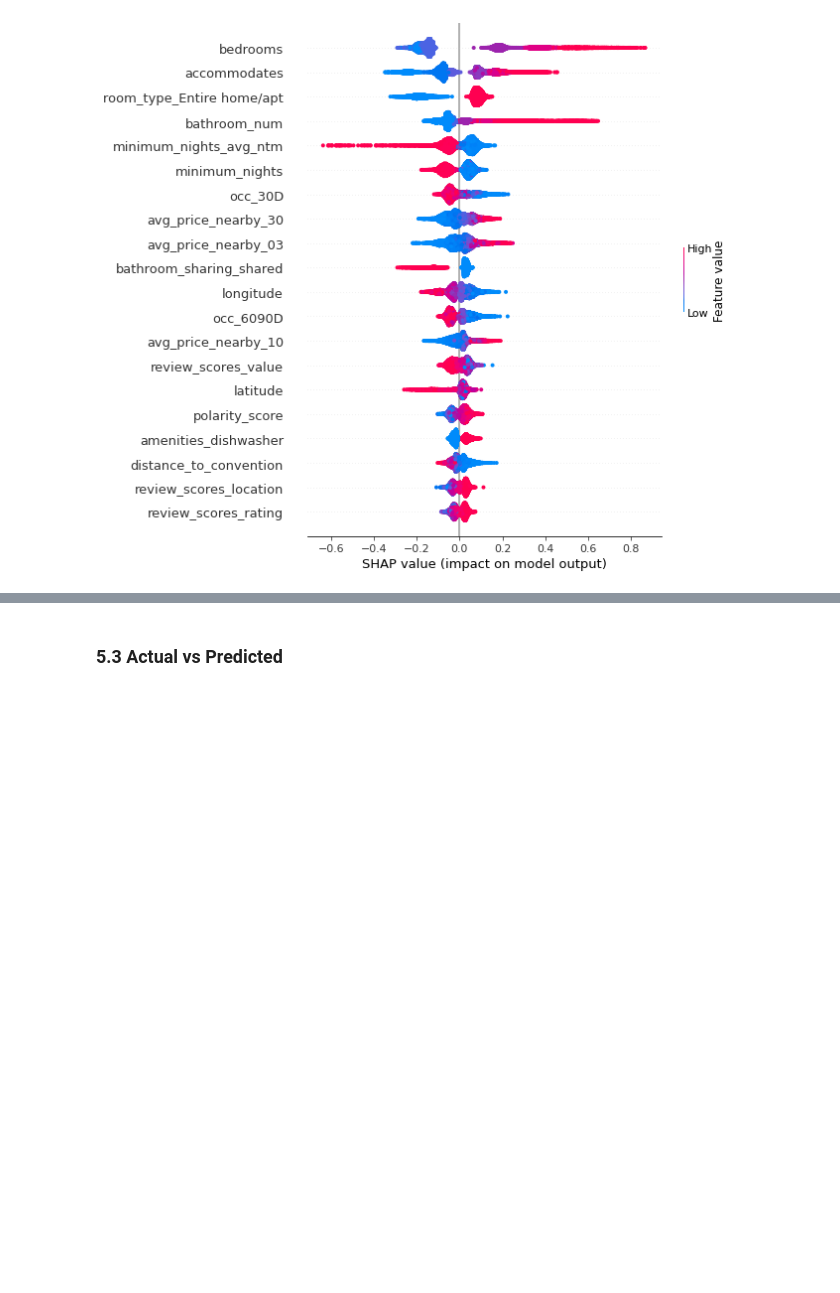
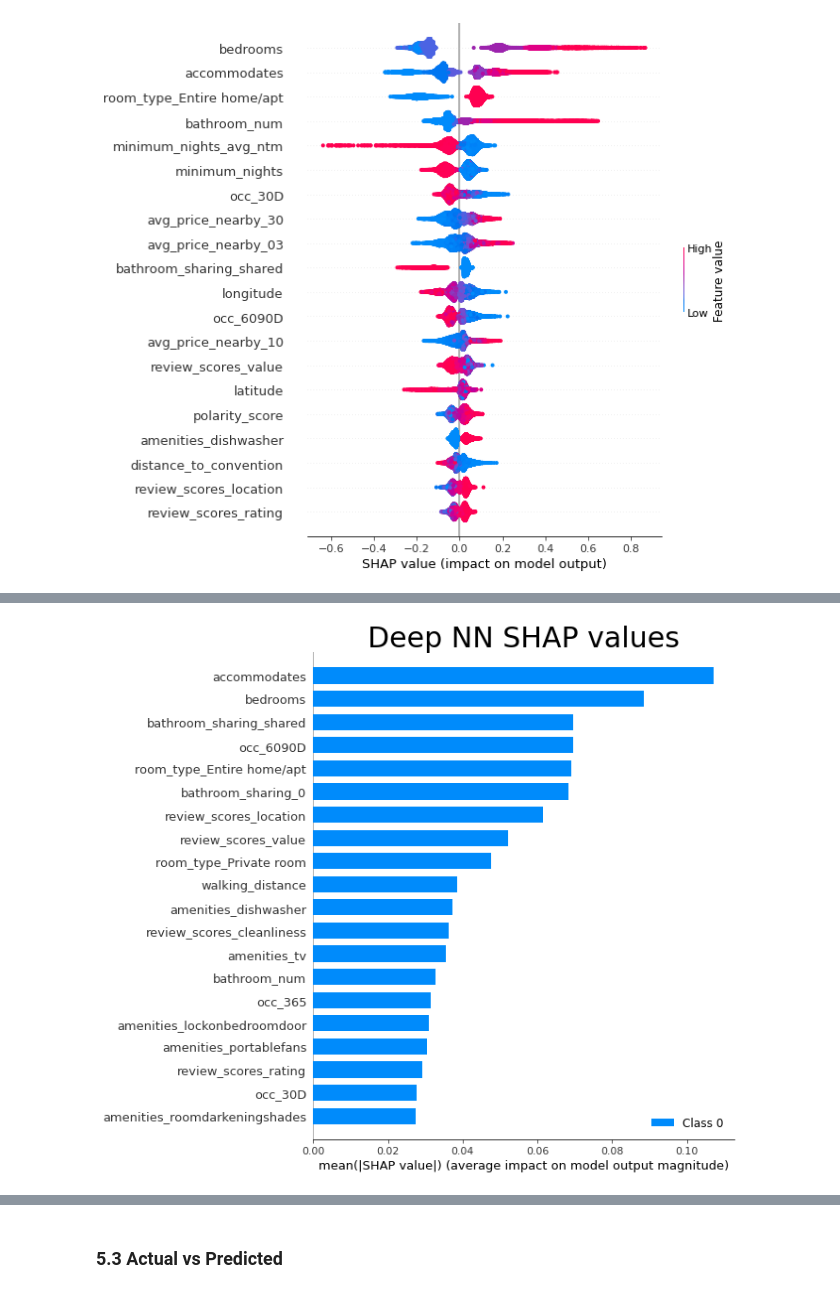
Before and after one commit to skoruthu/airbnb_recommender, a Jupyter notebook: models.ipynb, the cells around one changed output, grey strips where cells are left out. Cells and saved outputs as stored; diff of their text form; code cells hidden in the pictures; blank space fills up the shorter version.

```diff
--- a/models.ipynb
+++ b/models.ipynb
@@ -1246,0 +1378,12 @@ Test MSE: 0.0967
+# %%
+def deep_model():
+    # create model
+    model = Sequential()
+    model.add(Dense(120, input_dim=120, kernel_initializer='normal', activation='relu'))
+    model.add(Dense(60, kernel_initializer='normal', activation='relu'))
+    model.add(Dense(1, kernel_initializer='normal'))
+    # Compile model
+    model.compile(loss='mean_squared_error', optimizer='adam', metrics=[rmse,r2])
+    return model
+model_dp = deep_model()
+model_dp.summary()
@@ -1246,0 +1425,5 @@ Test MSE: 0.0967
+# %%
+best_model_dp = deep_model()
+best_model_dp.summary()
+epoch=15
+best_history_dp = best_model_dp.fit(X_train_trfm, y_train, epochs=epoch, validation_split=0.05, verbose=0)
@@ -1310,0 +1616,9 @@ plt.show()
+# %%
+explainer = shap.DeepExplainer(best_model_dp,X_train_trfm[:100])
+shap_values = explainer.shap_values(X_train_trfm.values)
+plt.figure(figsize = (8,5))
+shap.summary_plot(shap_values, X_train_trfm, show=False)
+plt.title("Deep NN SHAP values",size=30)
+plt.show()
+# %% [output]
+[figure, added]
```
Also changed, not shown: parts of 46 cells of this notebook.
